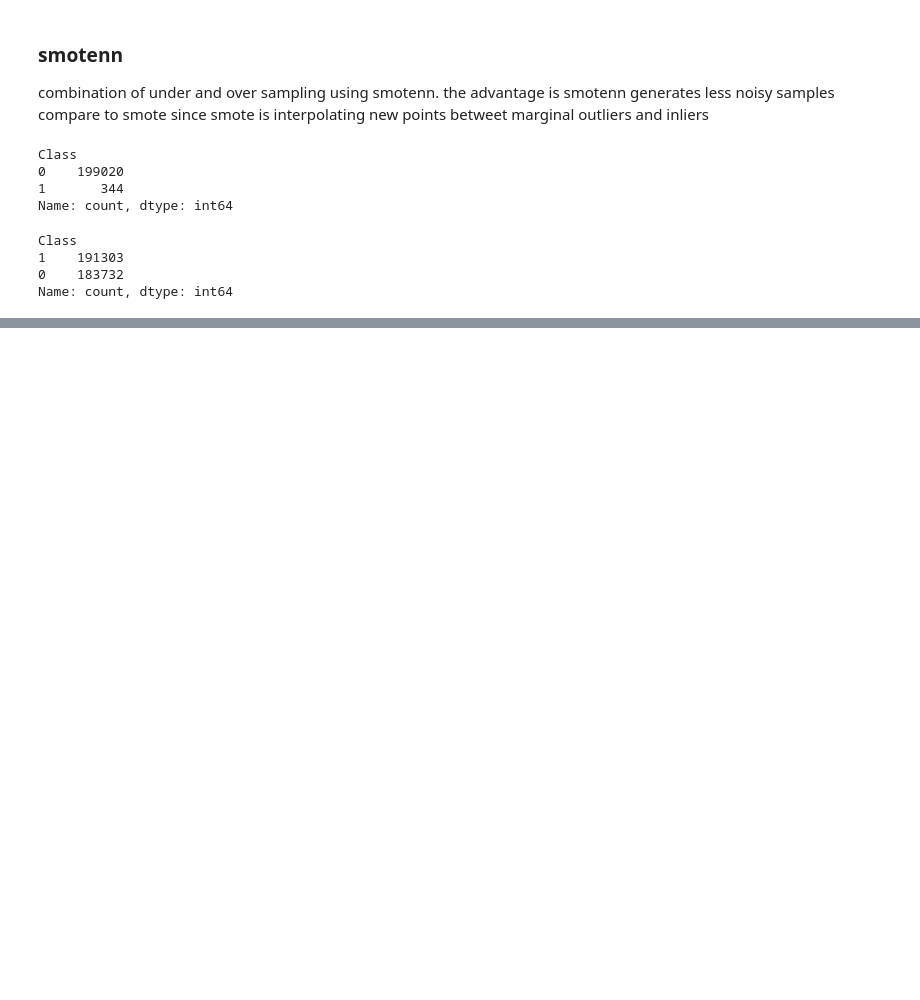
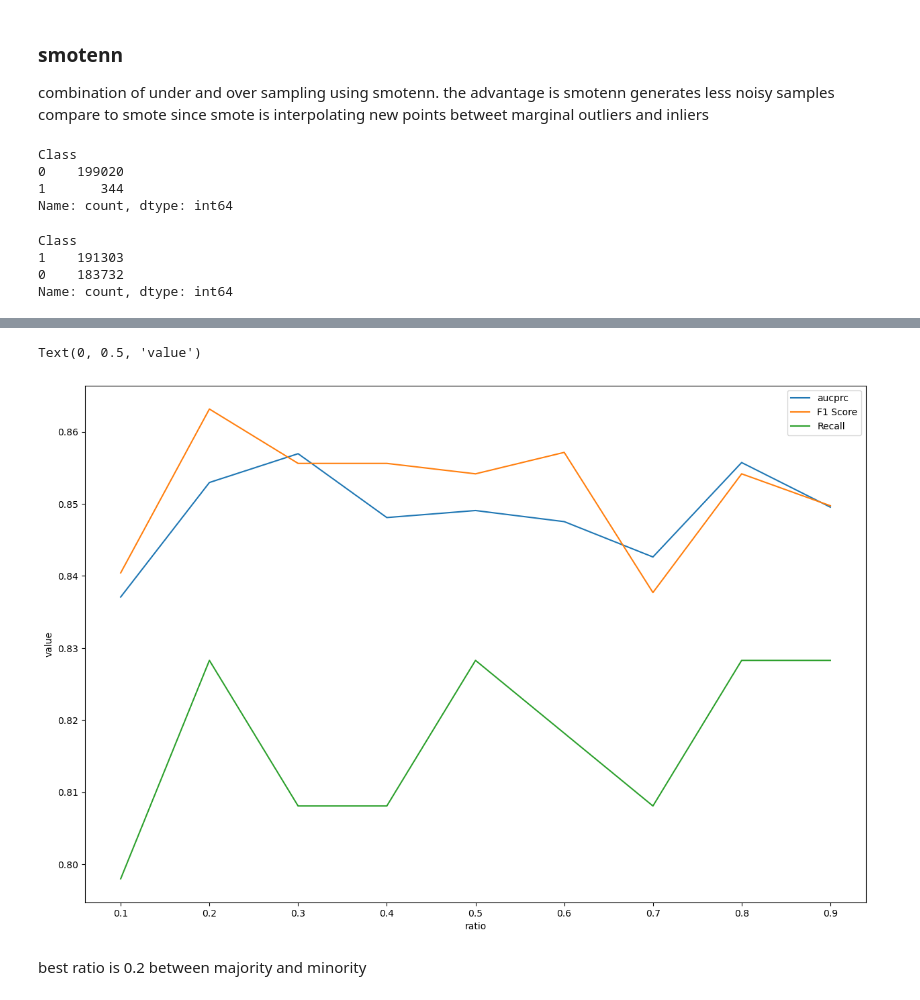
Before and after one commit to Dzakiyff/fraud_detection, a Jupyter notebook: credcard.ipynb, the cells around one changed output, grey strips where cells are left out. Drawn from its saved outputs; the diff is of its cells as text; code cells hidden in the pictures; blank space fills up the shorter version.

```diff
--- a/credcard.ipynb
+++ b/credcard.ipynb
@@ -600,0 +630,19 @@ weighted avg       1.00      1.00      1.00     56990
+# %%
+dummy_df = pd.DataFrame()
+for i in range(0, 9):
+    print(0.1 + 0.1*i)
+    desired_ratio = 0.1 + 0.1*i
+    target_minority_count = int(counts[majority_class] * desired_ratio)
+    sampling_strategy = {minority_class: target_minority_count}
+    sm2 = SMOTE(sampling_strategy= sampling_strategy, random_state=2908)
+    X_smt2, y_smt2 = sm2.fit_resample(X_train, y_train)
+
+    X_val_smt2 = X_val.copy()
+
+    X_smt2['Amount'] = scaler.fit_transform(X_smt2['Amount'].to_numpy().reshape(-1,1))
+    X_val_smt2['Amount'] = scaler.transform(X_val_smt2['Amount'].to_numpy().reshape(-1,1))
+
+    X_smt2['Time'] = scaler2.fit_transform(X_smt2['Time'].to_numpy().reshape(-1,1))
+    X_val_smt2['Time'] = scaler2.transform(X_val_smt2['Time'].to_numpy().reshape(-1,1))
+
+    dummy_df = add_res(dummy_df, round(desired_ratio, 2), X_smt2, X_val_smt2, y_smt2, y_val)
@@ -600,0 +703,12 @@ weighted avg       1.00      1.00      1.00     56990
+# %%
+plt.figure(figsize= (15,10))
+sns.lineplot(data= dummy_df, x = 'type', y = 'aucprc', label= 'aucprc')
+sns.lineplot(data= dummy_df, x = 'type', y = 'F1 Score', label = 'F1 Score')
+sns.lineplot(data= dummy_df, x = 'type', y = 'Recall', label = 'Recall')
+plt.xlabel('ratio')
+plt.ylabel('value')
+# %% [output]
+Text(0, 0.5, 'value')
+[figure, added]
+# %% [markdown]
+best ratio is 0.2 between majority and minority
```
Also changed, not shown: parts of 51 cells of this notebook.
